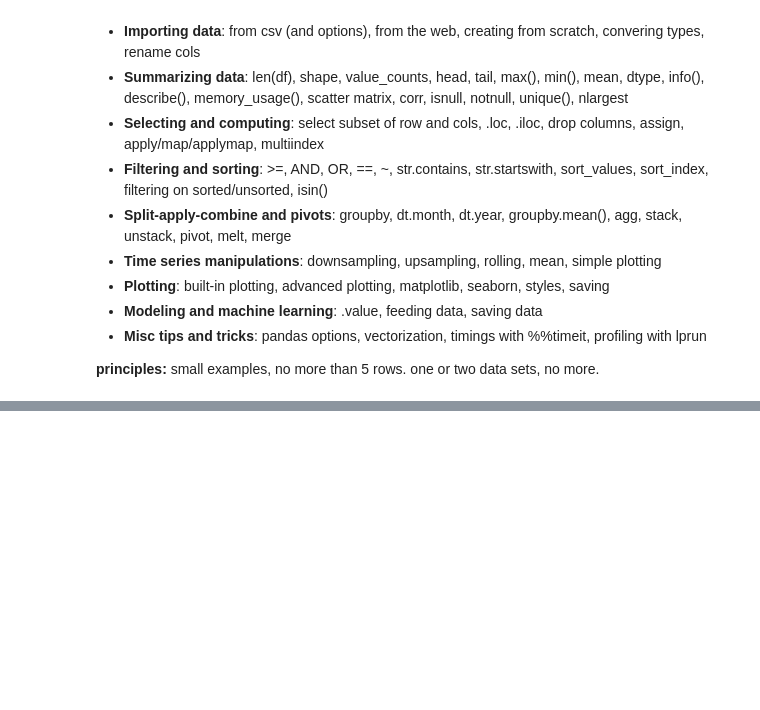
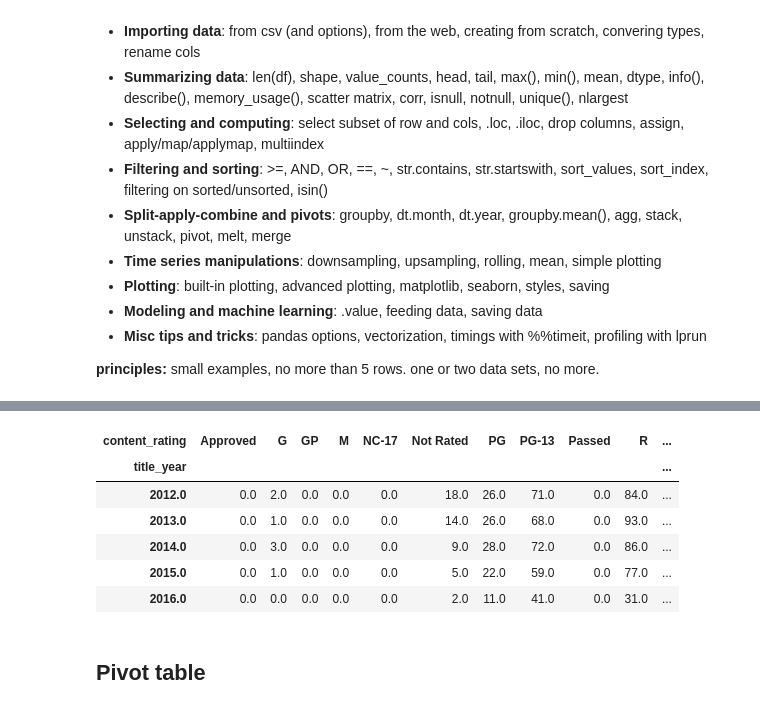
Before and after one commit to LowellWinston/awesome-pandas, a Jupyter notebook: cheat_sheet/Cheat Sheet.ipynb, the cells around one changed output, grey strips where cells are left out. Saved outputs shown, nothing was run; the diff lists cells and outputs as text; code cells hidden in the pictures; blank space fills up the shorter version.

```diff
--- a/cheat_sheet/Cheat Sheet.ipynb
+++ b/cheat_sheet/Cheat Sheet.ipynb
@@ -18,0 +56,3 @@
+# %%
+pd.set_option("display.max_rows", 2**6)
+pd.set_option("display.max_columns", 2**6)
@@ -18,0 +72,3 @@
+# %%
+df = pd.read_csv(r'data/movie_metadata.csv', sep = ',')
+df.shape
@@ -18,0 +309,13 @@
+# %%
+(df.loc[:, ('title_year', 'content_rating', 'movie_title')]
+ .groupby(['title_year', 'content_rating']).nunique().movie_title).unstack(1).fillna(0).tail(5)
+# %% [output]
+| content_rating | Approved | G | GP | M | NC-17 | Not Rated | PG | PG-13 | Passed | R | ... |
+| title_year |  |  |  |  |  |  |  |  |  |  | ... |
+| 2012.0 | 0.0 | 2.0 | 0.0 | 0.0 | 0.0 | 18.0 | 26.0 | 71.0 | 0.0 | 84.0 | ... |
+| 2013.0 | 0.0 | 1.0 | 0.0 | 0.0 | 0.0 | 14.0 | 26.0 | 68.0 | 0.0 | 93.0 | ... |
+| 2014.0 | 0.0 | 3.0 | 0.0 | 0.0 | 0.0 | 9.0 | 28.0 | 72.0 | 0.0 | 86.0 | ... |
+| 2015.0 | 0.0 | 1.0 | 0.0 | 0.0 | 0.0 | 5.0 | 22.0 | 59.0 | 0.0 | 77.0 | ... |
+| 2016.0 | 0.0 | 0.0 | 0.0 | 0.0 | 0.0 | 2.0 | 11.0 | 41.0 | 0.0 | 31.0 | ... |
+# %% [markdown]
+## Pivot table
```
Also changed, not shown: parts of 46 cells of this notebook, 1 other file.
